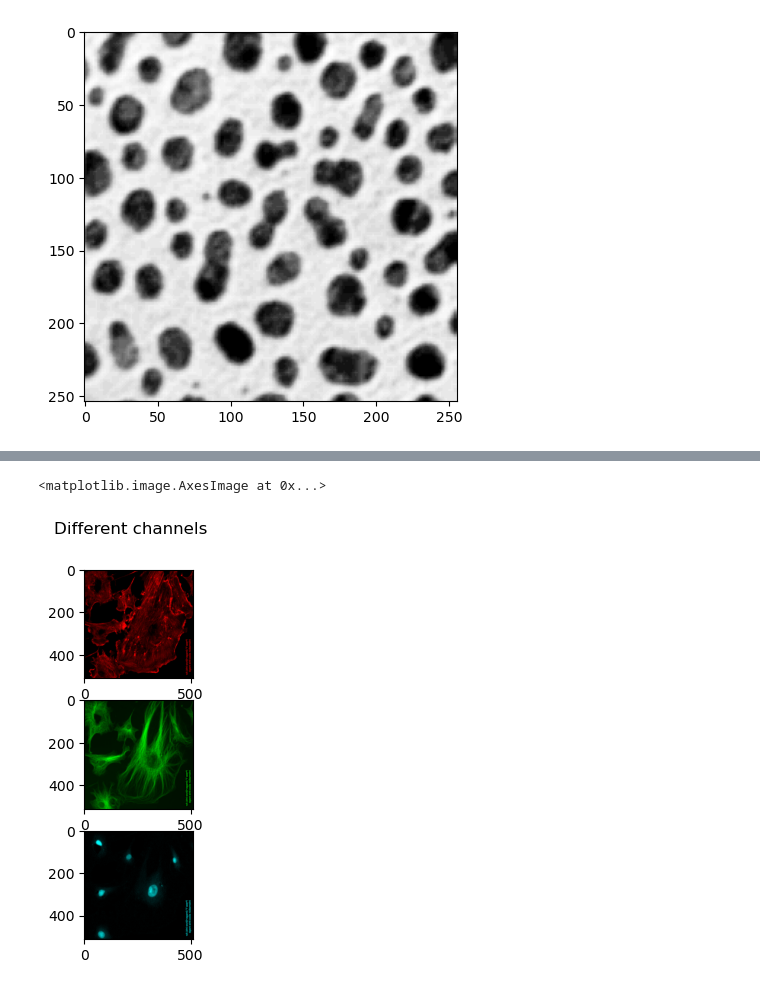
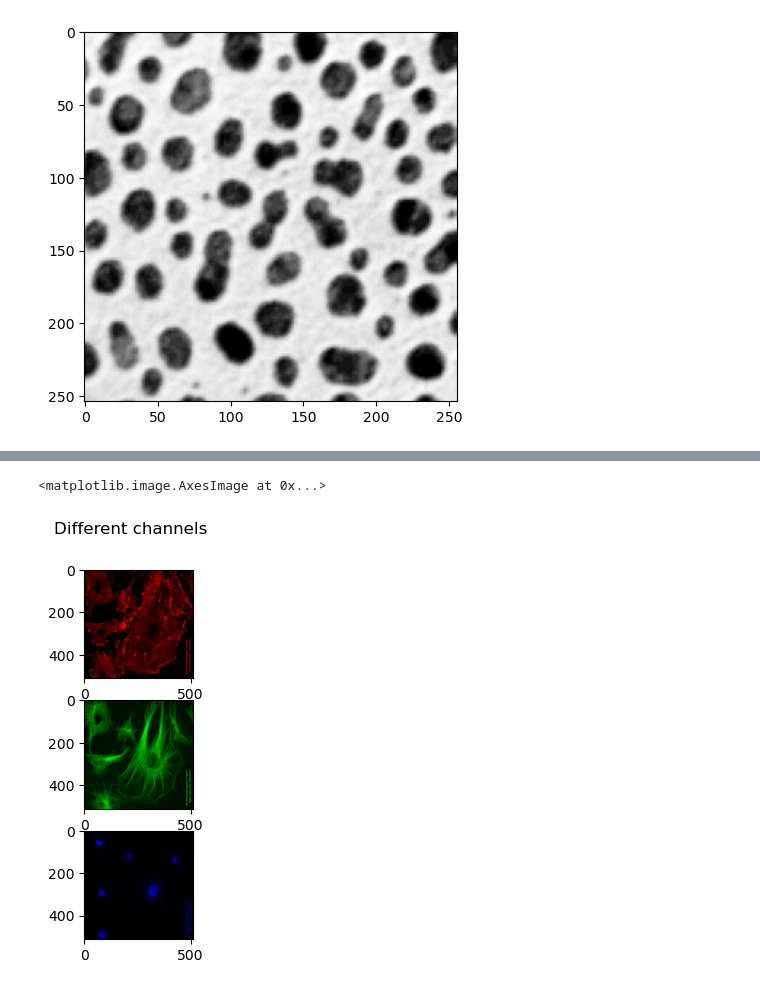
Before and after one commit to BeatrizOrozco/Casimir-programming, a Jupyter notebook: Beatriz/ImageAnalysis.ipynb, the cells around one changed output, grey strips where cells are left out. Drawn from its saved outputs; the diff is of its cells as text; code cells hidden in the pictures.

```diff
--- a/Beatriz/ImageAnalysis.ipynb
+++ b/Beatriz/ImageAnalysis.ipynb
@@ -65 +22,6 @@ array([[[ 16,  13,  12, ...,  13,   0,  36],
+# %%
+img2_transpose = np.transpose(img2)
+ch1 = img2_transpose[0]
+ch2 = img2_transpose[1]
+ch3 = img2_transpose[2]
 # %%
@@ -77,11 +39,11 @@ lut_magenta = LinearSegmentedColormap.from_list("Custom", magenta, N=256)
 lut_yellow = LinearSegmentedColormap.from_list("Custom", yellow, N=256)
 # %%
 fig, axs = plt.subplots(3)
-fig.suptitle('Different channels')
-axs[0].imshow(img2_transpose[0], cmap=lut_red)
-axs[1].imshow(img2_transpose[1],cmap=lut_green)
-axs[2].imshow(img2_transpose[2],cmap=lut_cyan)
+fig.suptitle("Different channels")
+axs[0].imshow(ch1, cmap=lut_red)
+axs[1].imshow(ch2, cmap=lut_green)
+axs[2].imshow(ch3, cmap=lut_blue)
 # %% [output]
 <matplotlib.image.AxesImage at 0x...>
-[figure, old version]
+[figure, new version]
 # %%
```
Also changed, not shown: parts of 16 cells of this notebook.
